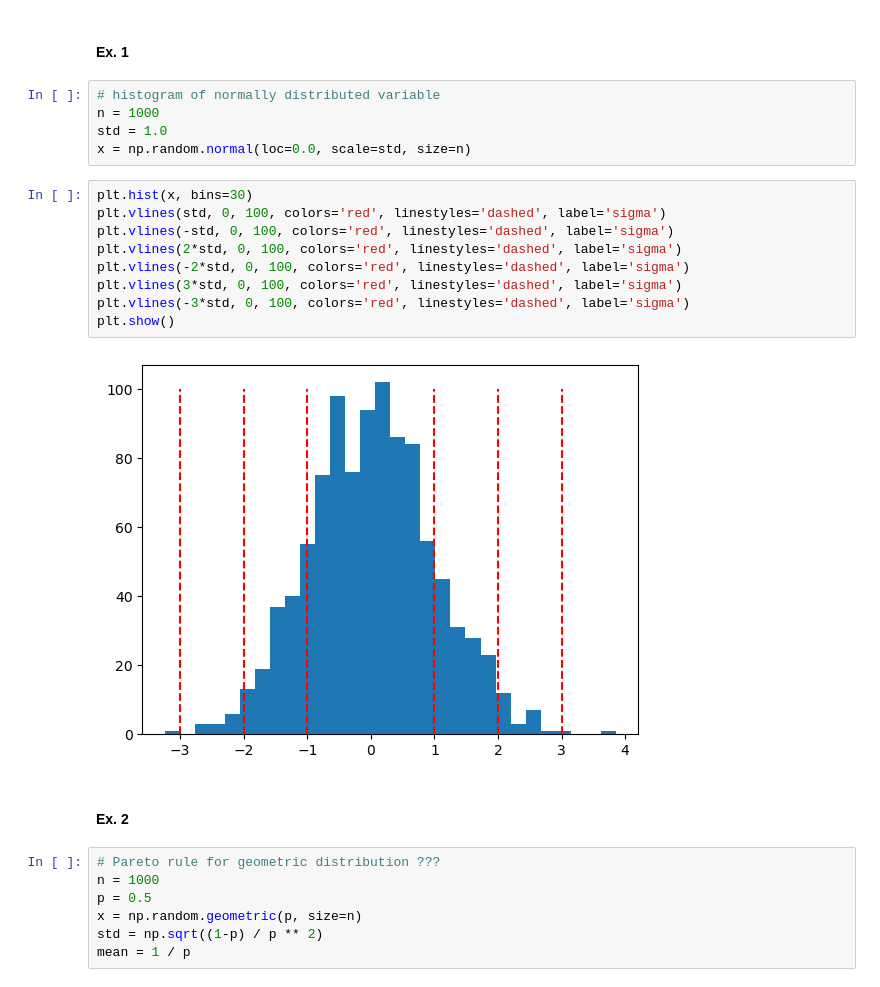
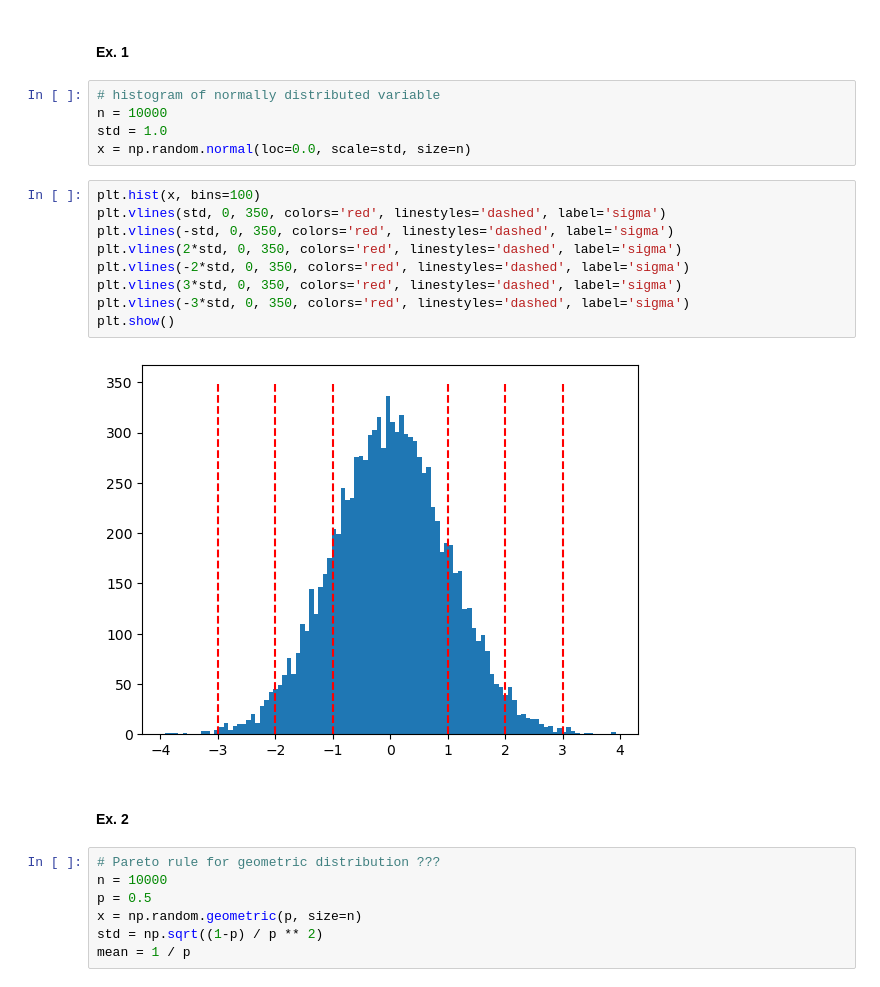
Before and after one commit to kubek22/SNARS, a Jupyter notebook: project3/project3.ipynb, the cells around one changed output. Saved outputs shown, nothing was run; the diff lists cells and outputs as text.

```diff
--- a/project3/project3.ipynb
+++ b/project3/project3.ipynb
@@ -9,25 +11,25 @@ np.random.seed(42)
 #### Ex. 1
 # %%
 # histogram of normally distributed variable
-n = 1000
+n = 10000
 std = 1.0
 x = np.random.normal(loc=0.0, scale=std, size=n)
 # %%
-plt.hist(x, bins=30)
-plt.vlines(std, 0, 100, colors='red', linestyles='dashed', label='sigma')
-plt.vlines(-std, 0, 100, colors='red', linestyles='dashed', label='sigma')
-plt.vlines(2*std, 0, 100, colors='red', linestyles='dashed', label='sigma')
-plt.vlines(-2*std, 0, 100, colors='red', linestyles='dashed', label='sigma')
-plt.vlines(3*std, 0, 100, colors='red', linestyles='dashed', label='sigma')
-plt.vlines(-3*std, 0, 100, colors='red', linestyles='dashed', label='sigma')
+plt.hist(x, bins=100)
+plt.vlines(std, 0, 350, colors='red', linestyles='dashed', label='sigma')
+plt.vlines(-std, 0, 350, colors='red', linestyles='dashed', label='sigma')
+plt.vlines(2*std, 0, 350, colors='red', linestyles='dashed', label='sigma')
+plt.vlines(-2*std, 0, 350, colors='red', linestyles='dashed', label='sigma')
+plt.vlines(3*std, 0, 350, colors='red', linestyles='dashed', label='sigma')
+plt.vlines(-3*std, 0, 350, colors='red', linestyles='dashed', label='sigma')
 plt.show()
 # %% [output]
-[figure, old version]
+[figure, new version]
 # %% [markdown]
 #### Ex. 2
 # %%
 # Pareto rule for geometric distribution ???
-n = 1000
+n = 10000
 p = 0.5
 x = np.random.geometric(p, size=n)
 std = np.sqrt((1-p) / p ** 2)
```
Also changed, not shown: parts of 11 cells of this notebook.
